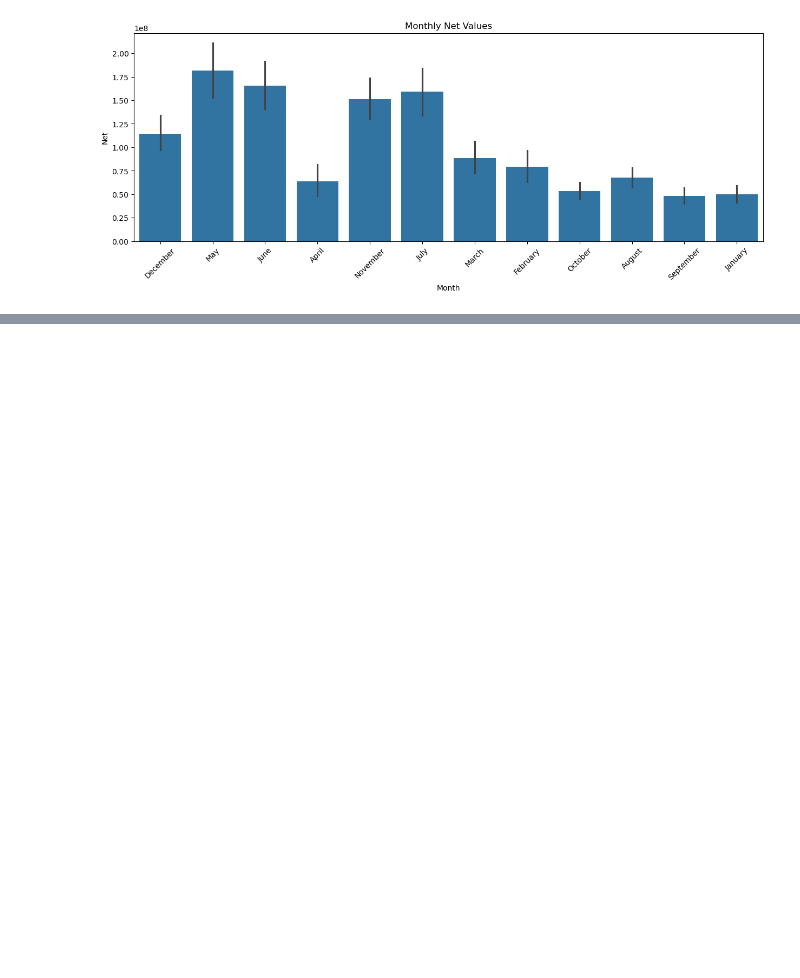
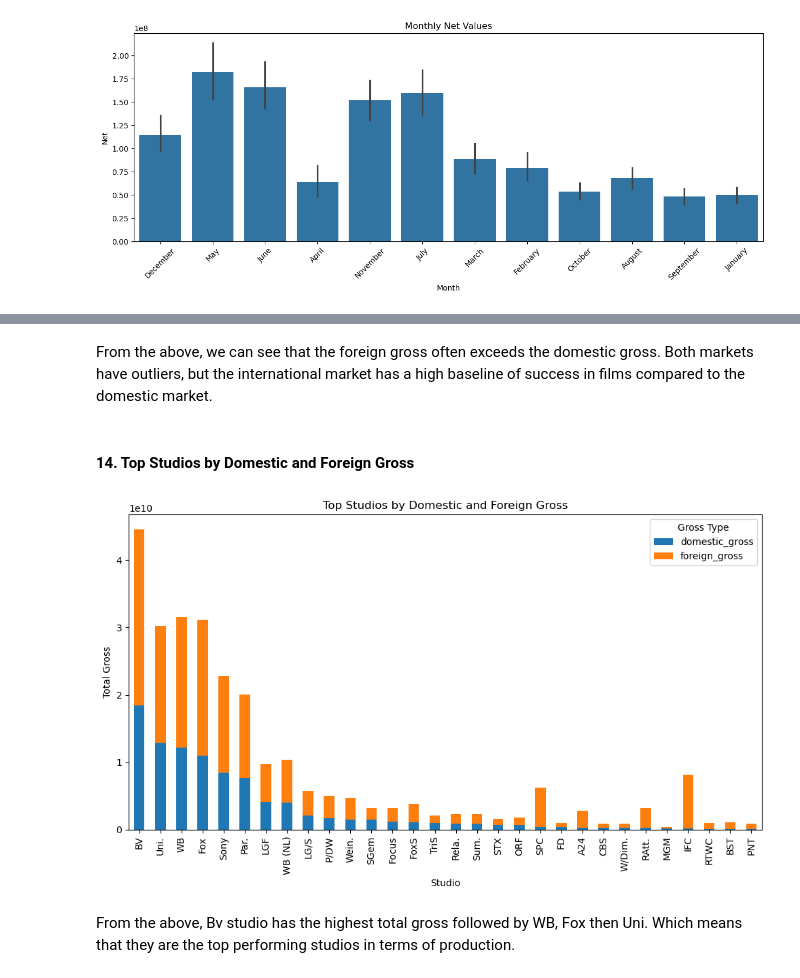
Before and after one commit to kaula12/GroupTwo_PhaseTwo_Project, a Jupyter notebook: student.ipynb, the cells around one changed output, grey strips where cells are left out. Drawn from its saved outputs; the diff is of its cells as text; code cells hidden in the pictures; blank space fills up the shorter version.

```diff
--- a/student.ipynb
+++ b/student.ipynb
@@ -1287,0 +1319,19 @@ plt.show()
+# %% [markdown]
+From the above, we can see that the foreign gross often exceeds the domestic gross. Both markets have outliers, but the international market has a high baseline of success in films compared to the domestic market.
+# %% [markdown]
+#### 14. Top Studios by Domestic and Foreign Gross
+# %%
+# Plotting the top studios by domestic and foreign revenue
+top_studios.plot(kind='bar', figsize=(10,6), stacked=True)
+
+plt.title('Top Studios by Domestic and Foreign Gross')
+plt.xlabel('Studio')
+plt.ylabel('Total Gross')
+plt.xticks(rotation=90)
+plt.legend(title='Gross Type')
+plt.tight_layout()
+plt.show()
+# %% [output]
+[figure, added]
+# %% [markdown]
+From the above, Bv studio has the highest total gross followed by WB, Fox then Uni. Which means that they are the top performing studios in terms of production.
```
Also changed, not shown: parts of 94 cells of this notebook.
